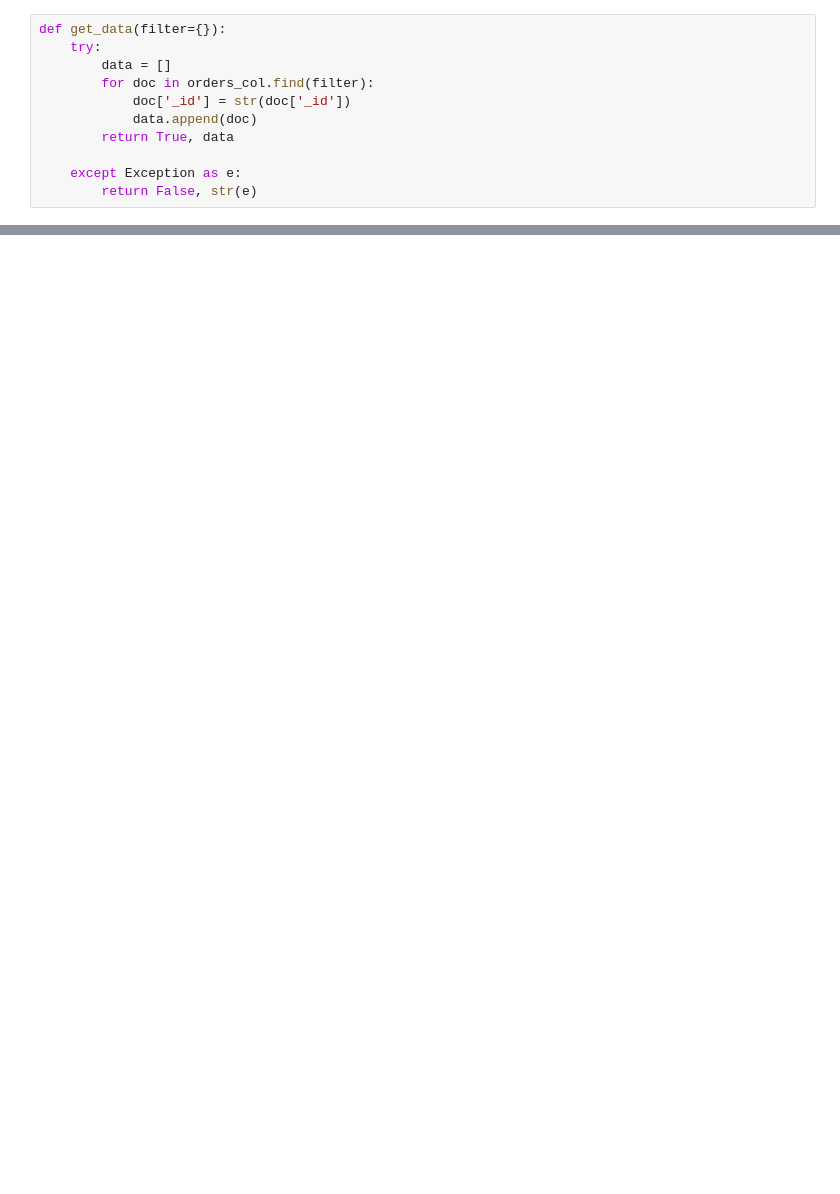
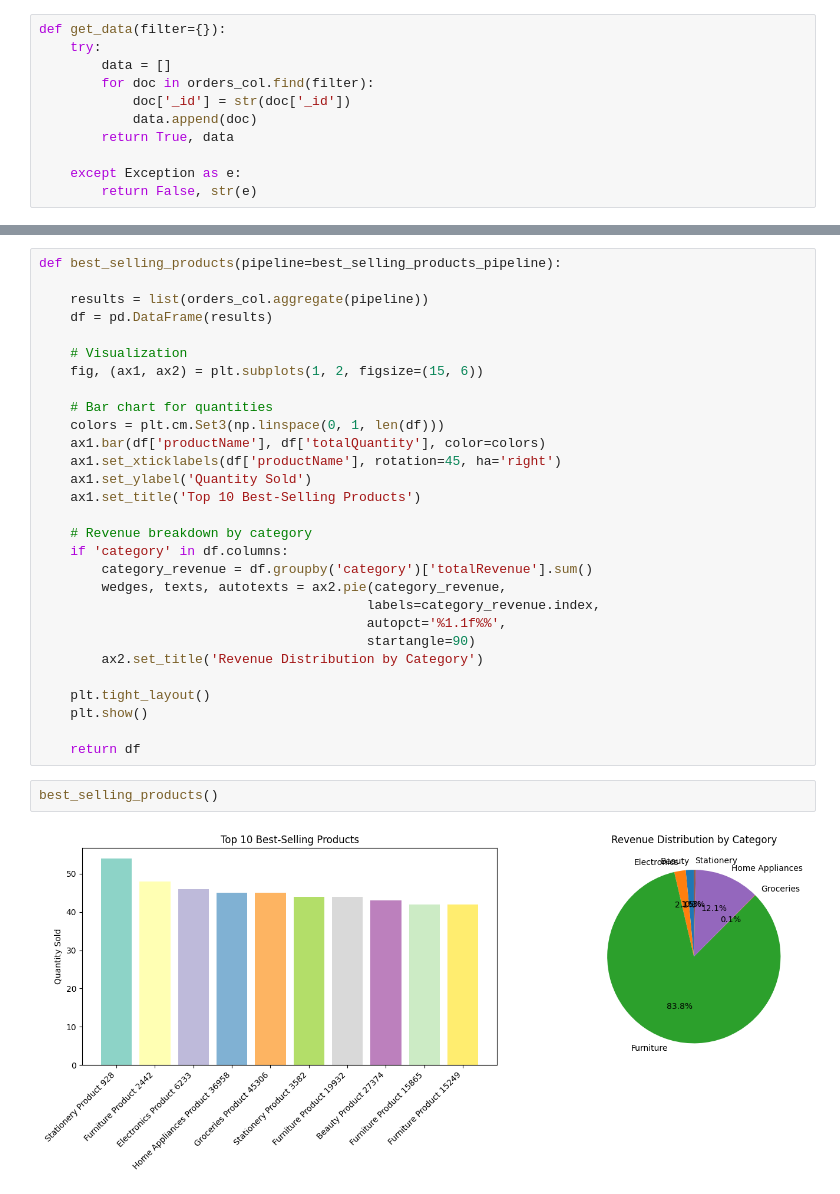
Before and after one commit to mohamed21-finite/AMIT_AI97, a Jupyter notebook: src/python/project_workshop/analysis.ipynb, the cells around one changed output, grey strips where cells are left out. Saved outputs shown, nothing was run; the diff lists cells and outputs as text; blank space fills up the shorter version.

```diff
--- a/src/python/project_workshop/analysis.ipynb
+++ b/src/python/project_workshop/analysis.ipynb
@@ -76,0 +189,33 @@ plt.show()
+# %%
+def best_selling_products(pipeline=best_selling_products_pipeline):
+
+    results = list(orders_col.aggregate(pipeline))
+    df = pd.DataFrame(results)
+
+    # Visualization
+    fig, (ax1, ax2) = plt.subplots(1, 2, figsize=(15, 6))
+
+    # Bar chart for quantities
+    colors = plt.cm.Set3(np.linspace(0, 1, len(df)))
+    ax1.bar(df['productName'], df['totalQuantity'], color=colors)
+    ax1.set_xticklabels(df['productName'], rotation=45, ha='right')
+    ax1.set_ylabel('Quantity Sold')
+    ax1.set_title('Top 10 Best-Selling Products')
+
+    # Revenue breakdown by category
+    if 'category' in df.columns:
+        category_revenue = df.groupby('category')['totalRevenue'].sum()
+        wedges, texts, autotexts = ax2.pie(category_revenue,
+                                          labels=category_revenue.index,
+                                          autopct='%1.1f%%',
+                                          startangle=90)
+        ax2.set_title('Revenue Distribution by Category')
+
+    plt.tight_layout()
+    plt.show()
+
+    return df
+# %%
+best_selling_products()
+# %% [output]
+[figure, added]
```
Also changed, not shown: parts of 15 cells of this notebook, 3 other files.
